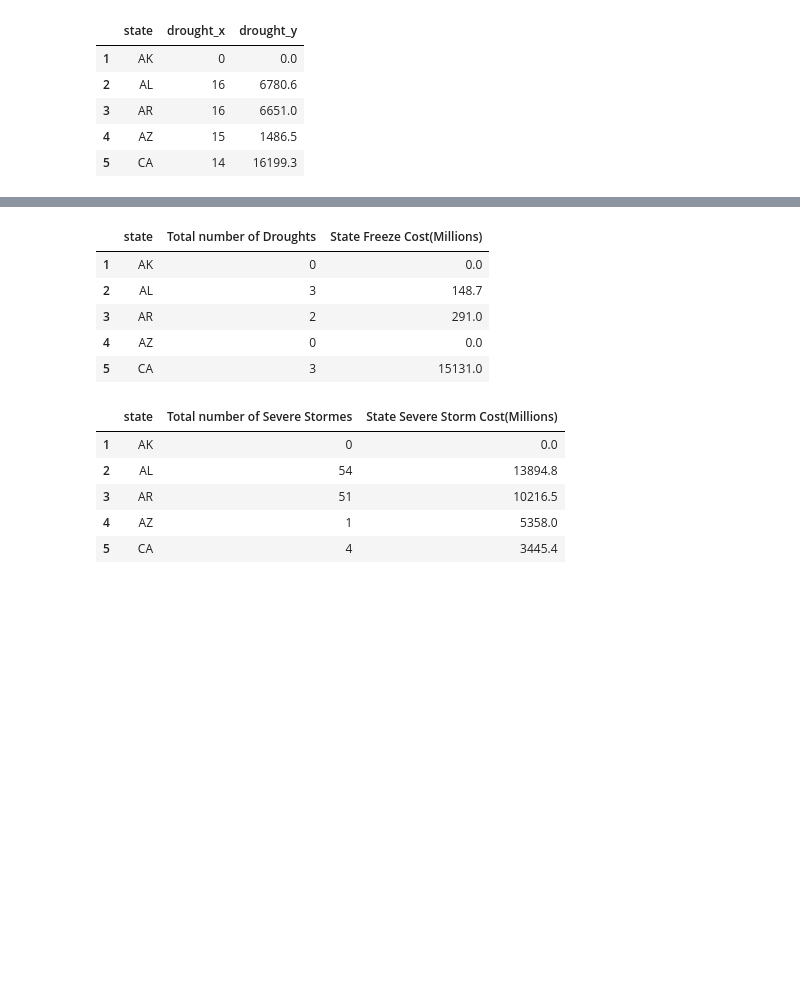
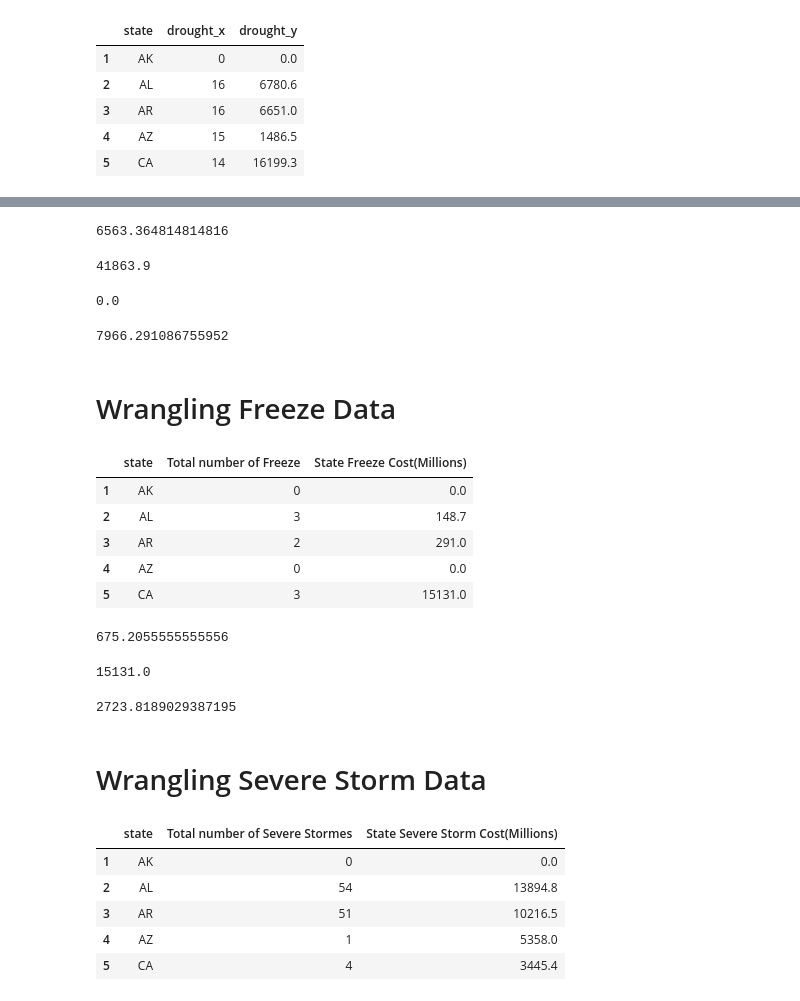
Before and after one commit to mstegmuller/Capstone-Project-, a Jupyter notebook: Capstone Project/Capstone_Project_Data_Wrangling.ipynb, the cells around one changed output, grey strips where cells are left out. Drawn from its saved outputs; the diff is of its cells as text; code cells hidden in the pictures; blank space fills up the shorter version.

```diff
--- a/Capstone Project/Capstone_Project_Data_Wrangling.ipynb
+++ b/Capstone Project/Capstone_Project_Data_Wrangling.ipynb
@@ -168,3 +279,21 @@ drought_cost_per_state.head()
+# %%
+print(drought_cost_per_state['State Droughts Cost(Millions)'].mean())
+# %% [output]
+6563.364814814816
+# %%
+print(drought_cost_per_state['State Droughts Cost(Millions)'].max())
+# %% [output]
+41863.9
+# %%
+print(drought_cost_per_state['State Droughts Cost(Millions)'].min())
+# %% [output]
+0.0
+# %%
+print(drought_cost_per_state['State Droughts Cost(Millions)'].std())
+# %% [output]
+7966.291086755952
+# %% [markdown]
+# Wrangling Freeze Data
 # %%
 df_freeze= df3.groupby(by= 'state',as_index= False)['freeze'].sum()
 # %%
@@ -172,18 +301,32 @@ cost_per_freeze = df2.loc[:,['state','freeze']]
 # %%
 freeze_cost_per_state= pd.merge(df_freeze, cost_per_freeze, left_on = 'state', right_on='state')
 # %%
-freeze_cost_per_state.rename(columns={'freeze_x': 'Total number of Droughts', 'freeze_y': 'State Freeze Cost(Millions)'}, inplace= True)
+freeze_cost_per_state.rename(columns={'freeze_x': 'Total number of Freeze', 'freeze_y': 'State Freeze Cost(Millions)'}, inplace= True)
 freeze_cost_per_state.index = freeze_cost_per_state.index + 1
 
 
 freeze_cost_per_state.head()
 # %% [output]
-|  | state | Total number of Droughts | State Freeze Cost(Millions) |
+|  | state | Total number of Freeze | State Freeze Cost(Millions) |
 | 1 | AK | 0 | 0.0 |
 | 2 | AL | 3 | 148.7 |
 | 3 | AR | 2 | 291.0 |
 | 4 | AZ | 0 | 0.0 |
 | 5 | CA | 3 | 15131.0 |
+# %%
+print(freeze_cost_per_state['State Freeze Cost(Millions)'].mean())
+# %% [output]
+675.2055555555556
+# %%
+print(freeze_cost_per_state['State Freeze Cost(Millions)'].max())
+# %% [output]
+15131.0
+# %%
+print(freeze_cost_per_state['State Freeze Cost(Millions)'].std())
+# %% [output]
+2723.8189029387195
+# %% [markdown]
+# Wrangling Severe Storm Data
 # %%
 df_severe_storm= df3.groupby(by= 'state',as_index= False)['severe storm'].sum()
 # %%
```
Also changed, not shown: parts of 54 cells of this notebook.
